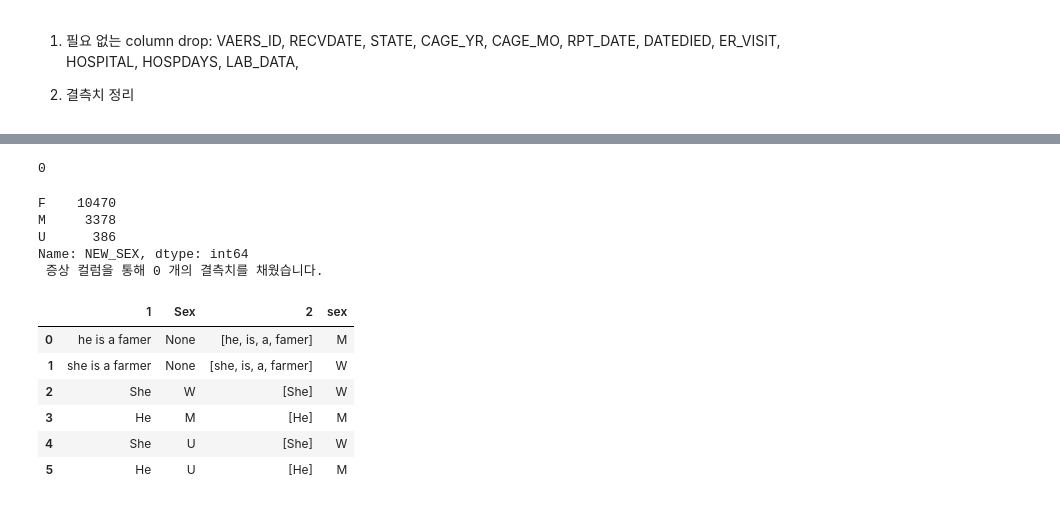
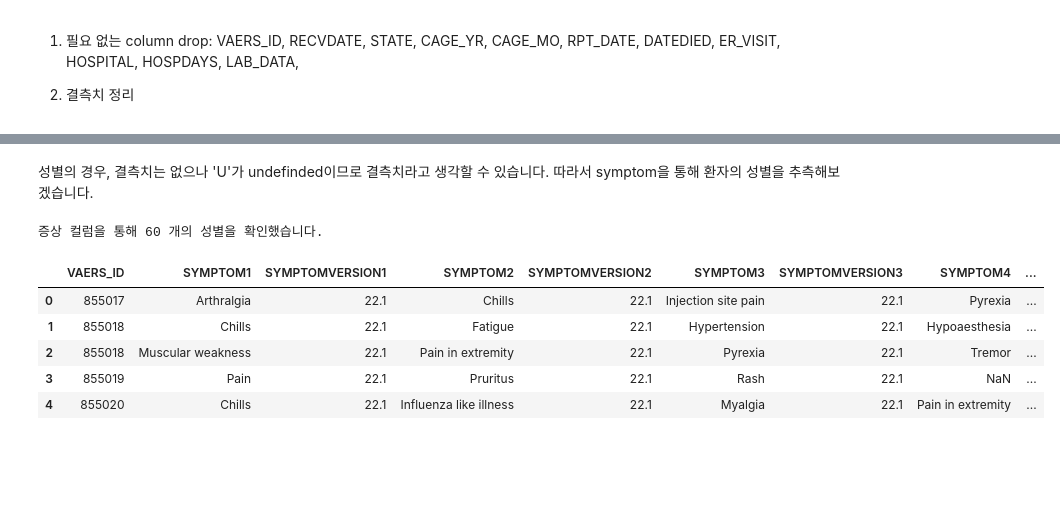
Before and after one commit to Gyeong-Hyeon/AI_Project, a Jupyter notebook: Section2/AI_01_염경현.ipynb, the cells around one changed output, grey strips where cells are left out. Cells and saved outputs as stored; diff of their text form; code cells hidden in the pictures; blank space fills up the shorter version.

```diff
--- a/Section2/AI_01_염경현.ipynb
+++ b/Section2/AI_01_염경현.ipynb
@@ -185,49 +190,38 @@ for symp,sex in zip(covid['SYMPTOM_TEXT'],covid['SEX']):
-# %%
-covid['SEX'].isnull().sum()
-# %% [output]
-0
+# %% [markdown]
+성별의 경우, 결측치는 없으나 'U'가 undefinded이므로 결측치라고 생각할 수 있습니다. 따라서 symptom을 통해 환자의 성별을 추측해보겠습니다.
 # %%
-previous = covid['SEX'].isnull().sum()
+previous = covid.SEX.isin(['U']).sum()
 covid['split_symp'] = covid.SYMPTOM_TEXT.str.split(' ')
 new_sex = []
 for symptom, sex in zip(covid['split_symp'],covid['SEX']):
-  if sex == None or sex == 'U':
-    if 'she' in symptom or 'She' in symptom or 'woman' in symptom:
+  if 'foetal' in symptom or 'Foetal' in symptom or 'fetal' in symptom or 'fetus' in symptom or 'Female' in symptom:
+    new_sex.append(sex)
+  elif sex == None or sex == 'U':
+    if 'she' in symptom or 'She' in symptom or 'woman' in symptom or 'female' in symptom or 'Female' in symptom:
       new_sex.append('F')
-    elif 'he' in symptom or 'He' in symptom or 'man' in symptom:
+    elif 'he' in symptom or 'He' in symptom or 'man' in symptom or 'male' in symptom or 'Male' in symptom:
       new_sex.append('M')
     else:
       new_sex.append(sex)
   else:
     new_sex.append(sex)
 
-covid['NEW_SEX'] = new_sex
-current = covid['NEW_SEX'].isnull().sum()
-print(covid.NEW_SEX.value_counts(),'\n 증상 컬럼을 통해',previous-current,'개의 결측치를 채웠습니다.')
+covid['SEX'] = new_sex
+current = covid.SEX.isin(['U']).sum()
+print('증상 컬럼을 통해',previous-current,'개의 성별을 확인했습니다.')
 # %% [output]
-F    10470
-M     3378
-U      386
-Name: NEW_SEX, dtype: int64
- 증상 컬럼을 통해 0 개의 결측치를 채웠습니다.
+증상 컬럼을 통해 60 개의 성별을 확인했습니다.
-# %%
-b = []
-for value,sex in zip(a[1],a['Sex']):
-  if sex == None or sex == 'U':
-    if 'she' in value or 'She' in value:
-      b.append('W')
-    elif 'he' in value or 'He' in value:
-      b.append('M')
-  else:
-    b.append(sex)
-
-a['sex'] = b
-a
-# %% [output]
-|  | 1 | Sex | 2 | sex |
-| 0 | he is a famer | None | [he, is, a, famer] | M |
-| 1 | she is a farmer | None | [she, is, a, farmer] | W |
-| 2 | She | W | [She] | W |
-| 3 | He | M | [He] | M |
-| 4 | She | U | [She] | W |
-| 5 | He | U | [He] | M |
+# %%
+symp_21 = pd.read_csv('https://docs.google.com/spreadsheets/d/e/2PACX-1vQ4Hcd_jZN3fabc39Tn1dR62mbyscDDRGlvByJNBsijNSEJQ6JMBhBwcfACUNgYEGih_FcUTZcFTtrW/pub?output=csv')
+symp_20 = pd.read_csv('https://docs.google.com/spreadsheets/d/e/2PACX-1vRrjdwhIxgzkNi04EzJLeaimoKJm-CAug3Tf6uULhVXTUrxVo9mmokBeOtvGgyuOytiFo1oJzjCrtiR/pub?output=csv')
+
+symp = pd.concat([symp_20,symp_21])
+
+symp.head()
+# %% [output]
+|  | VAERS_ID | SYMPTOM1 | SYMPTOMVERSION1 | SYMPTOM2 | SYMPTOMVERSION2 | SYMPTOM3 | SYMPTOMVERSION3 | SYMPTOM4 | ... |
+| 0 | 855017 | Arthralgia | 22.1 | Chills | 22.1 | Injection site pain | 22.1 | Pyrexia | ... |
+| 1 | 855018 | Chills | 22.1 | Fatigue | 22.1 | Hypertension | 22.1 | Hypoaesthesia | ... |
+| 2 | 855018 | Muscular weakness | 22.1 | Pain in extremity | 22.1 | Pyrexia | 22.1 | Tremor | ... |
+| 3 | 855019 | Pain | 22.1 | Pruritus | 22.1 | Rash | 22.1 | NaN | ... |
+| 4 | 855020 | Chills | 22.1 | Influenza like illness | 22.1 | Myalgia | 22.1 | Pain in extremity | ... |
```
Also changed, not shown: parts of 8 cells of this notebook.
